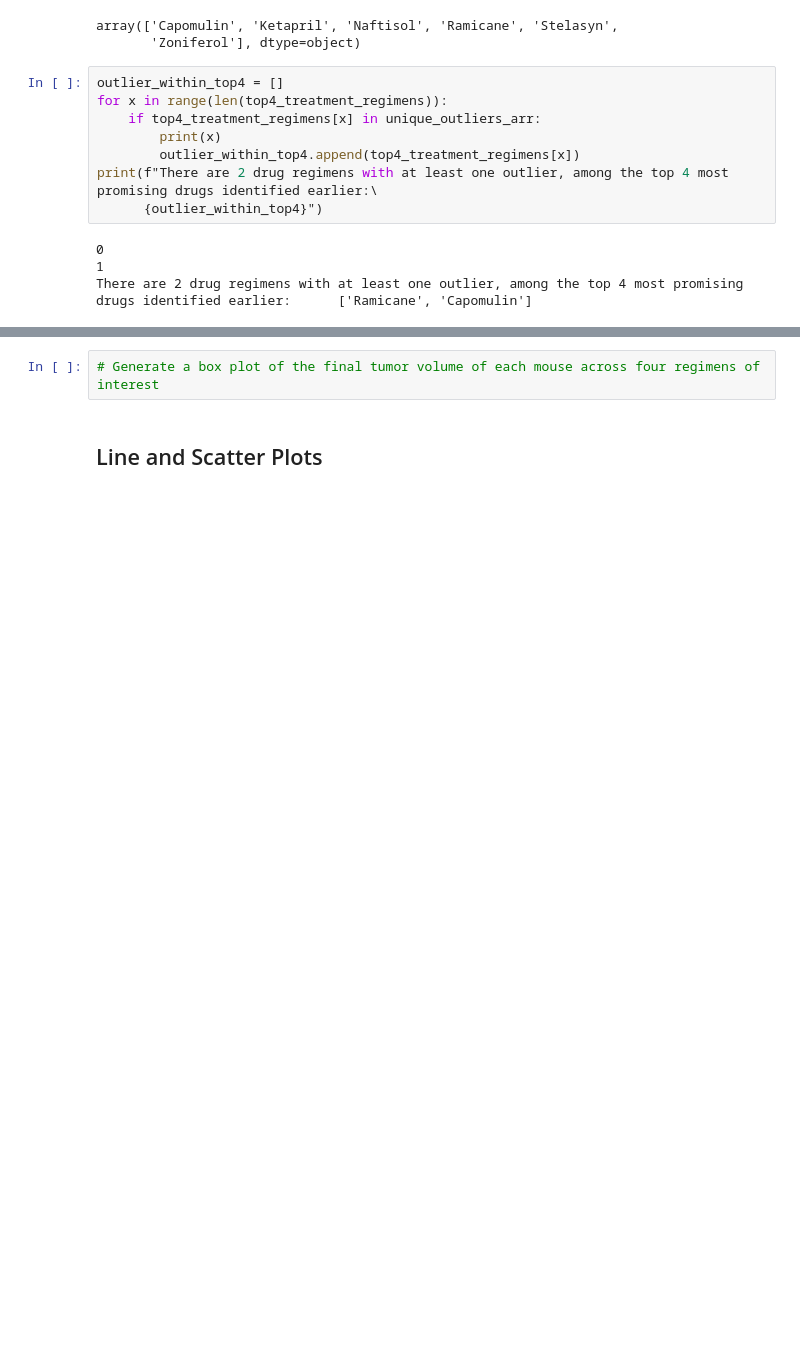
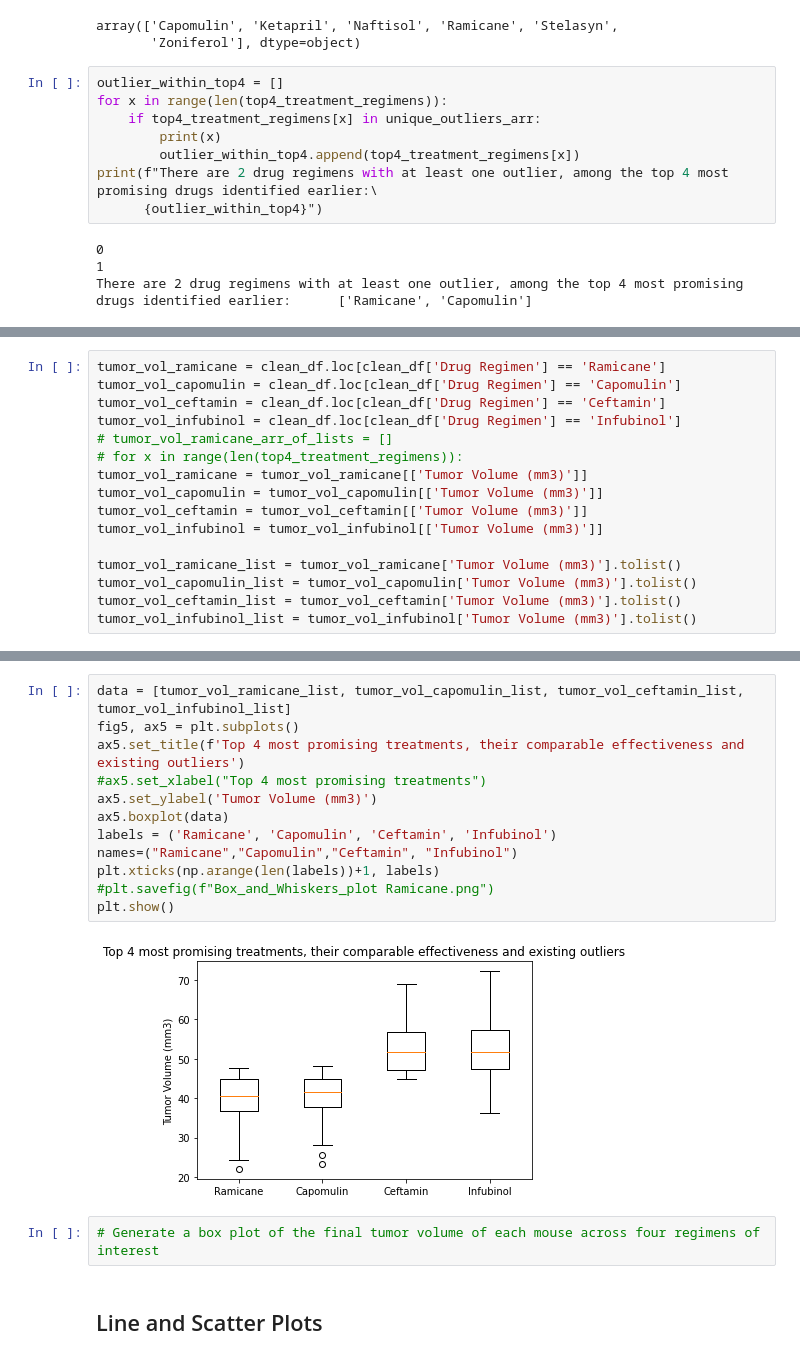
Before and after one commit to IrinaUX/MatPlotLib_hw, a Jupyter notebook: pymaceuticals_starter-Copy6_Statisctics.ipynb, the cells around one changed output, grey strips where cells are left out. Saved outputs shown, nothing was run; the diff lists cells and outputs as text; blank space fills up the shorter version.

Commit message:
Add combined box and whiskers plot for the top 4 most promising treatments.

```diff
--- a/pymaceuticals_starter-Copy6_Statisctics.ipynb
+++ b/pymaceuticals_starter-Copy6_Statisctics.ipynb
@@ -579,0 +655,16 @@ There are 2 drug regimens with at least one outlier, among the top 4 most promis
+# %%
+tumor_vol_ramicane = clean_df.loc[clean_df['Drug Regimen'] == 'Ramicane']
+tumor_vol_capomulin = clean_df.loc[clean_df['Drug Regimen'] == 'Capomulin']
+tumor_vol_ceftamin = clean_df.loc[clean_df['Drug Regimen'] == 'Ceftamin']
+tumor_vol_infubinol = clean_df.loc[clean_df['Drug Regimen'] == 'Infubinol']
+# tumor_vol_ramicane_arr_of_lists = []
+# for x in range(len(top4_treatment_regimens)):
+tumor_vol_ramicane = tumor_vol_ramicane[['Tumor Volume (mm3)']]
+tumor_vol_capomulin = tumor_vol_capomulin[['Tumor Volume (mm3)']]
+tumor_vol_ceftamin = tumor_vol_ceftamin[['Tumor Volume (mm3)']]
+tumor_vol_infubinol = tumor_vol_infubinol[['Tumor Volume (mm3)']]
+
+tumor_vol_ramicane_list = tumor_vol_ramicane['Tumor Volume (mm3)'].tolist()
+tumor_vol_capomulin_list = tumor_vol_capomulin['Tumor Volume (mm3)'].tolist()
+tumor_vol_ceftamin_list = tumor_vol_ceftamin['Tumor Volume (mm3)'].tolist()
+tumor_vol_infubinol_list = tumor_vol_infubinol['Tumor Volume (mm3)'].tolist()
@@ -580,3 +698,17 @@ There are 2 drug regimens with at least one outlier, among the top 4 most promis
+# %%
+data = [tumor_vol_ramicane_list, tumor_vol_capomulin_list, tumor_vol_ceftamin_list, tumor_vol_infubinol_list]
+fig5, ax5 = plt.subplots()
+ax5.set_title(f'Top 4 most promising treatments, their comparable effectiveness and existing outliers')
+#ax5.set_xlabel("Top 4 most promising treatments")
+ax5.set_ylabel('Tumor Volume (mm3)')
+ax5.boxplot(data)
+labels = ('Ramicane', 'Capomulin', 'Ceftamin', 'Infubinol')
+names=("Ramicane","Capomulin","Ceftamin", "Infubinol")
+plt.xticks(np.arange(len(labels))+1, labels)
+#plt.savefig(f"Box_and_Whiskers_plot Ramicane.png")
+plt.show()
+# %% [output]
+[figure, added]
 # %%
 # Generate a box plot of the final tumor volume of each mouse across four regimens of interest
 # %% [markdown]
```
Also changed, not shown: parts of 15 cells of this notebook.
